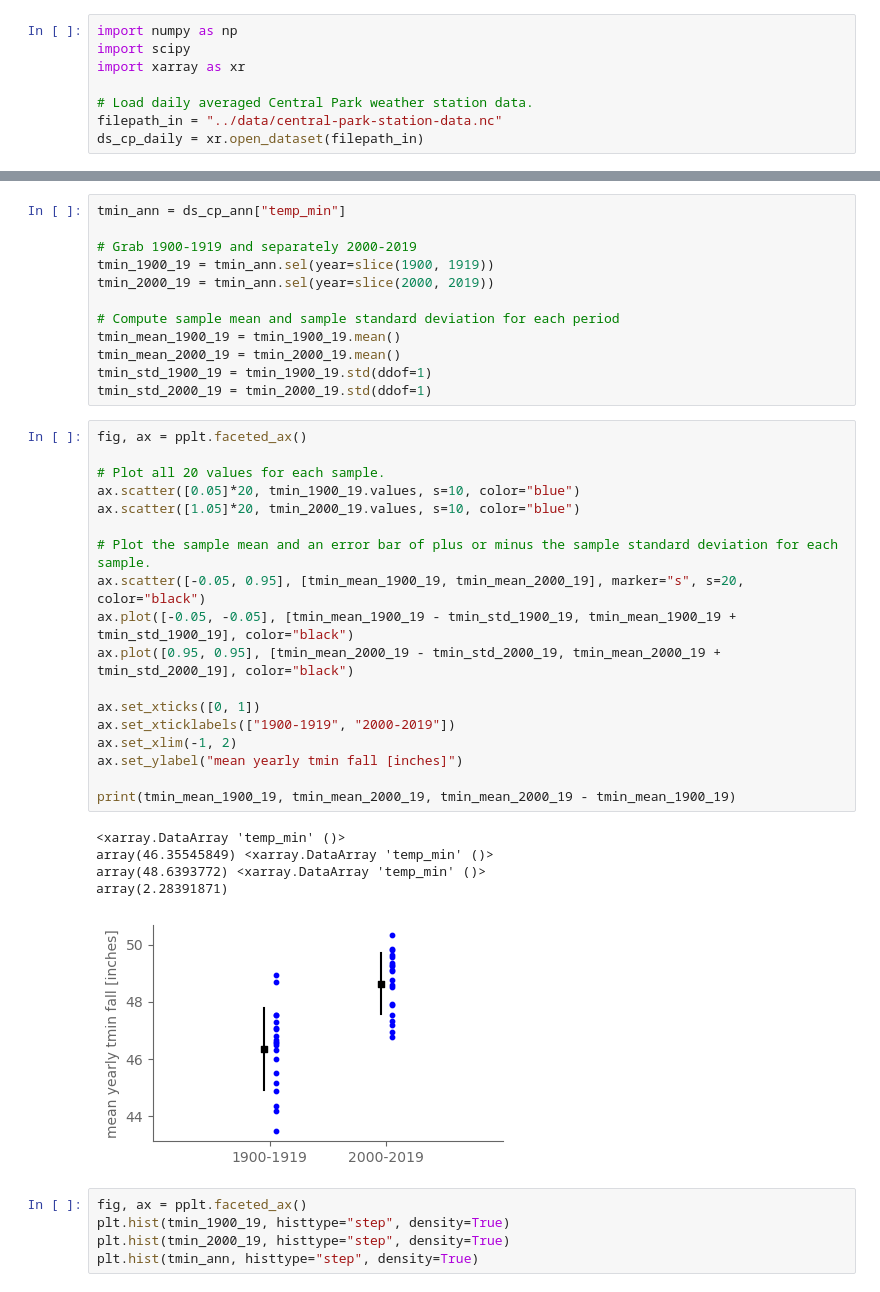
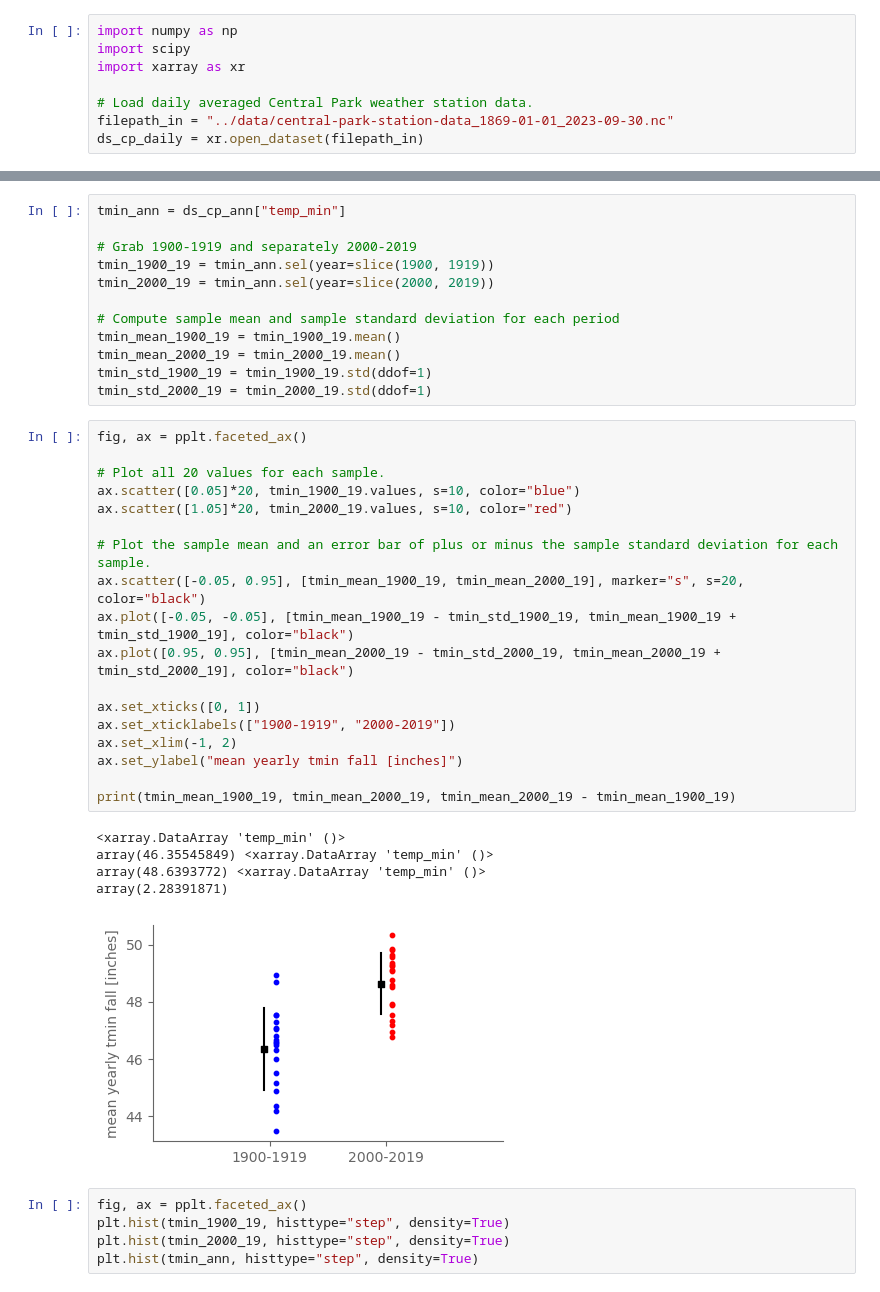
Before and after one commit to spencerahill/stat-methods-course, a Jupyter notebook: lectures/hypothesis-tests.ipynb, the cells around one changed output, grey strips where cells are left out. Drawn from its saved outputs; the diff is of its cells as text.

```diff
--- a/lectures/hypothesis-tests.ipynb
+++ b/lectures/hypothesis-tests.ipynb
@@ -16,7 +16,7 @@ import scipy
 import xarray as xr
 
 # Load daily averaged Central Park weather station data.
-filepath_in = "../data/central-park-station-data.nc"
+filepath_in = "../data/central-park-station-data_1869-01-01_2023-09-30.nc"
 ds_cp_daily = xr.open_dataset(filepath_in)
 # %%
 # Compute annual averages.
@@ -550,27 +530,27 @@ tmin_std_2000_19 = tmin_2000_19.std(ddof=1)
 # %%
 fig, ax = pplt.faceted_ax()
 
 # Plot all 20 values for each sample.
 ax.scatter([0.05]*20, tmin_1900_19.values, s=10, color="blue")
-ax.scatter([1.05]*20, tmin_2000_19.values, s=10, color="blue")
+ax.scatter([1.05]*20, tmin_2000_19.values, s=10, color="red")
 
 # Plot the sample mean and an error bar of plus or minus the sample standard deviation for each sample.
 ax.scatter([-0.05, 0.95], [tmin_mean_1900_19, tmin_mean_2000_19], marker="s", s=20, color="black")
 ax.plot([-0.05, -0.05], [tmin_mean_1900_19 - tmin_std_1900_19, tmin_mean_1900_19 + tmin_std_1900_19], color="black")
 ax.plot([0.95, 0.95], [tmin_mean_2000_19 - tmin_std_2000_19, tmin_mean_2000_19 + tmin_std_2000_19], color="black")
 
 ax.set_xticks([0, 1])
 ax.set_xticklabels(["1900-1919", "2000-2019"])
 ax.set_xlim(-1, 2)
 ax.set_ylabel("mean yearly tmin fall [inches]")
 
 print(tmin_mean_1900_19, tmin_mean_2000_19, tmin_mean_2000_19 - tmin_mean_1900_19)
 # %% [output]
 <xarray.DataArray 'temp_min' ()>
 array(46.35545849) <xarray.DataArray 'temp_min' ()>
 array(48.6393772) <xarray.DataArray 'temp_min' ()>
 array(2.28391871)
-[figure, old version]
+[figure, new version]
 # %%
 fig, ax = pplt.faceted_ax()
 plt.hist(tmin_1900_19, histtype="step", density=True)
```
Also changed, not shown: parts of 5 cells of this notebook, 3 other files.
